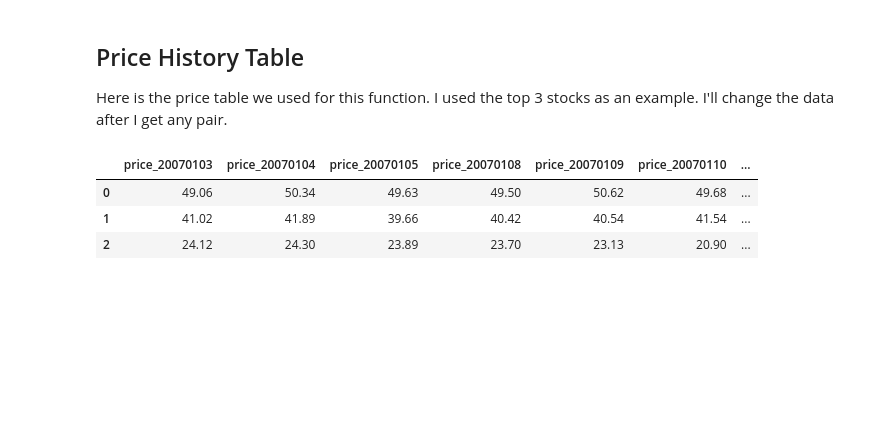
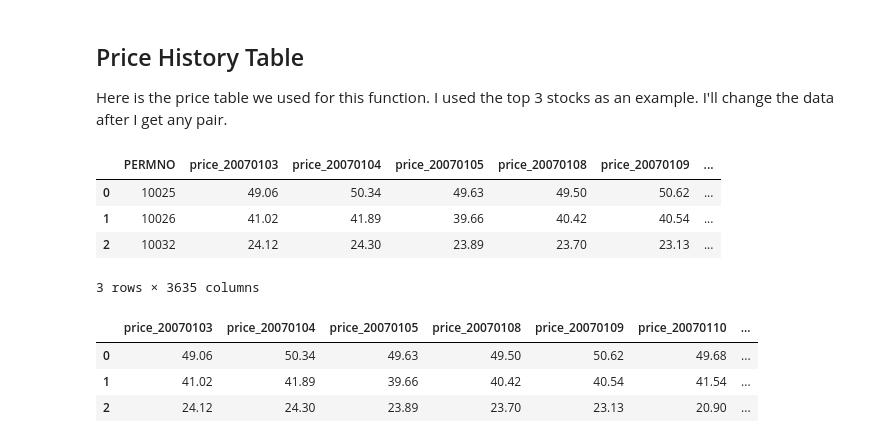
Before and after one commit to daehkim/pair-trading, a Jupyter notebook: tradingStrategy.ipynb, the cells around one changed output. Saved outputs shown, nothing was run; the diff lists cells and outputs as text; code cells hidden in the pictures; blank space fills up the shorter version.

```diff
--- a/tradingStrategy.ipynb
+++ b/tradingStrategy.ipynb
@@ -15,4 +13,14 @@ from sklearn.metrics import mean_squared_error, r2_score
 # %% [markdown]
 ## Price History Table
 Here is the price table we used for this function. I used the top 3 stocks as an example. I'll change the data after I get any pair.
+# %%
+# Import training dataset
+training_set = pd.read_csv("training_data.csv")
+training_set.head(3)
+# %% [output]
+|  | PERMNO | price_20070103 | price_20070104 | price_20070105 | price_20070108 | price_20070109 | ... |
+| 0 | 10025 | 49.06 | 50.34 | 49.63 | 49.50 | 50.62 | ... |
+| 1 | 10026 | 41.02 | 41.89 | 39.66 | 40.42 | 40.54 | ... |
+| 2 | 10032 | 24.12 | 24.30 | 23.89 | 23.70 | 23.13 | ... |
+3 rows × 3635 columns
 # %%
```
Also changed, not shown: parts of 14 cells of this notebook.
